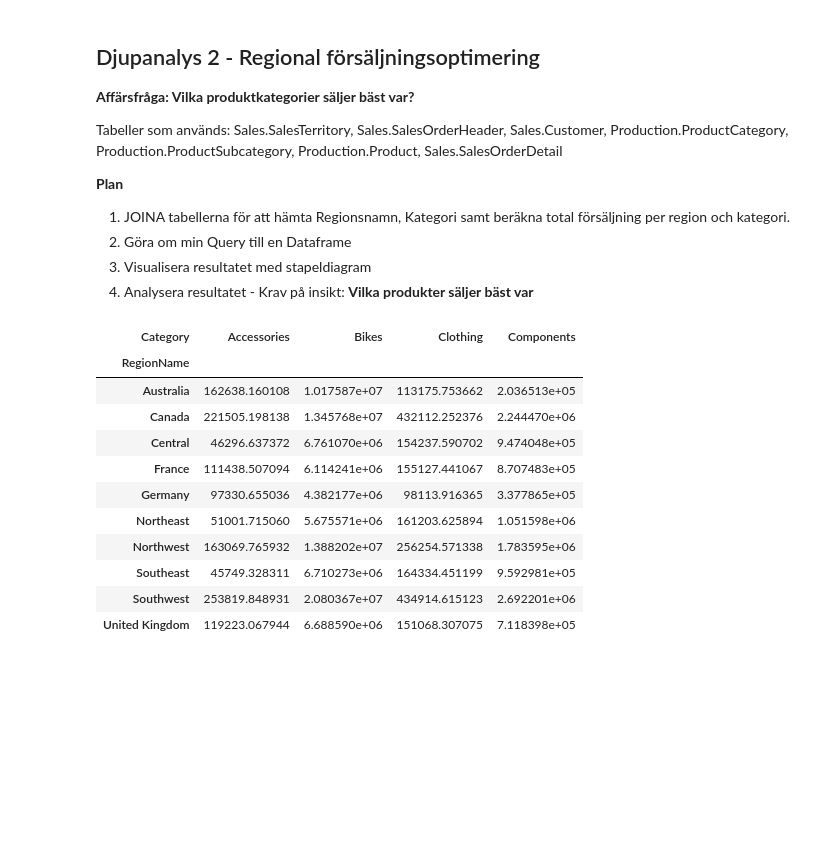
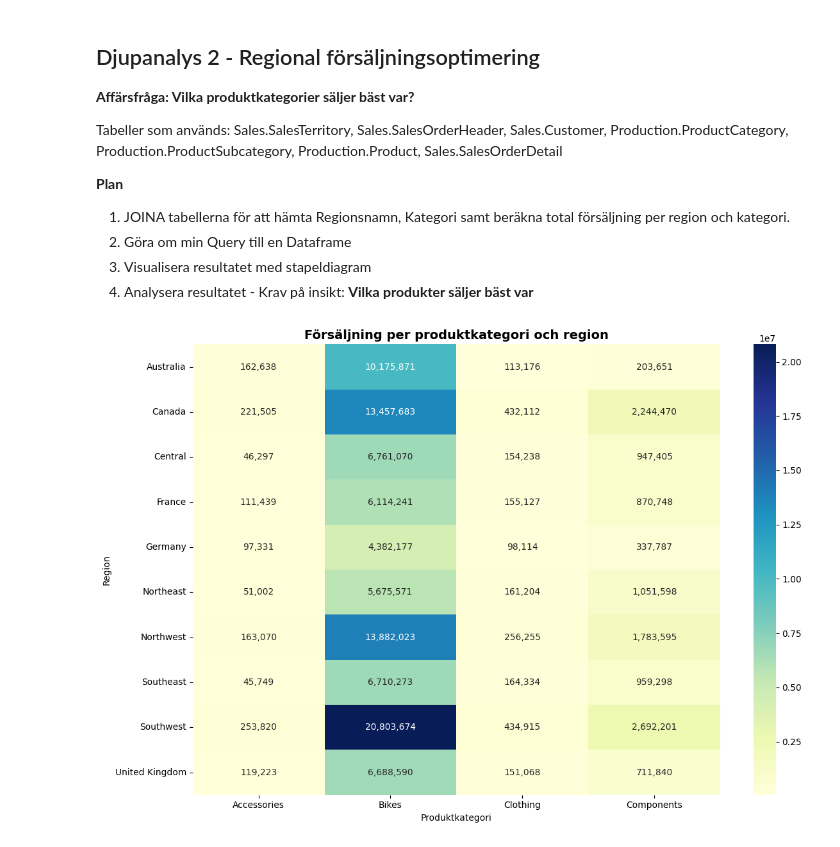
Before and after one commit to Shara-Hysen/adventureworks-sales-analysis-assignment, a Jupyter notebook: analysis.ipynb, the cells around one changed output. Saved outputs shown, nothing was run; the diff lists cells and outputs as text; code cells hidden in the pictures; blank space fills up the shorter version.

```diff
--- a/analysis.ipynb
+++ b/analysis.ipynb
@@ -719,42 +720,29 @@ Tabeller som används: Sales.SalesTerritory, Sales.SalesOrderHeader, Sales.Custo
 # %%
 query_deep_vis2 = """
 SELECT
     st.Name AS RegionName,
     pc.Name AS Category,
     SUM(sod.LineTotal) AS LineTotal
 FROM Sales.SalesTerritory st
 INNER JOIN Sales.Customer c ON st.TerritoryID = c.TerritoryID
 INNER JOIN Sales.SalesOrderHeader soh ON c.CustomerID = soh.CustomerID
 INNER JOIN Sales.SalesOrderDetail sod ON soh.SalesOrderID = sod.SalesOrderID
 INNER JOIN Production.Product p ON sod.ProductID = p.ProductID
 INNER JOIN Production.ProductSubcategory ps ON p.ProductSubcategoryID = ps.ProductSubcategoryID
 INNER JOIN Production.ProductCategory pc ON ps.ProductCategoryID = pc.ProductCategoryID
 GROUP BY st.Name, pc.Name
 """
 
 df_deep_vis2 = query_df(query_deep_vis2)
 
 pivot_deep_vis2 = df_deep_vis2.pivot(index='RegionName', columns='Category', values='LineTotal').fillna(0)
-pivot_deep_vis2
 
-
-plt.figure(figsize=(12,8))
-sns.heatmap(pivot_deep_vis2, annot=True, fmt=',.0f', cmap='YlGnBu')
-plt.title('Heatmap: Försäljning per produktkategori och region', fontsize=14, fontweight='bold')
-plt.xlabel('Produktkategori')
-plt.ylabel('Region')
+fig, ax = plt.subplots(figsize=(12,8))
+sns.heatmap(pivot_deep_vis2, annot=True, fmt=',.0f', cmap='YlGnBu', ax=ax)
+ax.set_title('Försäljning per produktkategori och region', fontsize=14, fontweight='bold')
+ax.set_xlabel('Produktkategori')
+ax.set_ylabel('Region')
 plt.tight_layout()
 plt.show()
 # %% [output]
-| Category | Accessories | Bikes | Clothing | Components |
-| RegionName |  |  |  |  |
-| Australia | 162638.160108 | 1.017587e+07 | 113175.753662 | 2.036513e+05 |
-| Canada | 221505.198138 | 1.345768e+07 | 432112.252376 | 2.244470e+06 |
-| Central | 46296.637372 | 6.761070e+06 | 154237.590702 | 9.474048e+05 |
-| France | 111438.507094 | 6.114241e+06 | 155127.441067 | 8.707483e+05 |
-| Germany | 97330.655036 | 4.382177e+06 | 98113.916365 | 3.377865e+05 |
-| Northeast | 51001.715060 | 5.675571e+06 | 161203.625894 | 1.051598e+06 |
-| Northwest | 163069.765932 | 1.388202e+07 | 256254.571338 | 1.783595e+06 |
-| Southeast | 45749.328311 | 6.710273e+06 | 164334.451199 | 9.592981e+05 |
-| Southwest | 253819.848931 | 2.080367e+07 | 434914.615123 | 2.692201e+06 |
-| United Kingdom | 119223.067944 | 6.688590e+06 | 151068.307075 | 7.118398e+05 |
+[figure, added]
```
Also changed, not shown: parts of 2 cells of this notebook, 2 other files.
